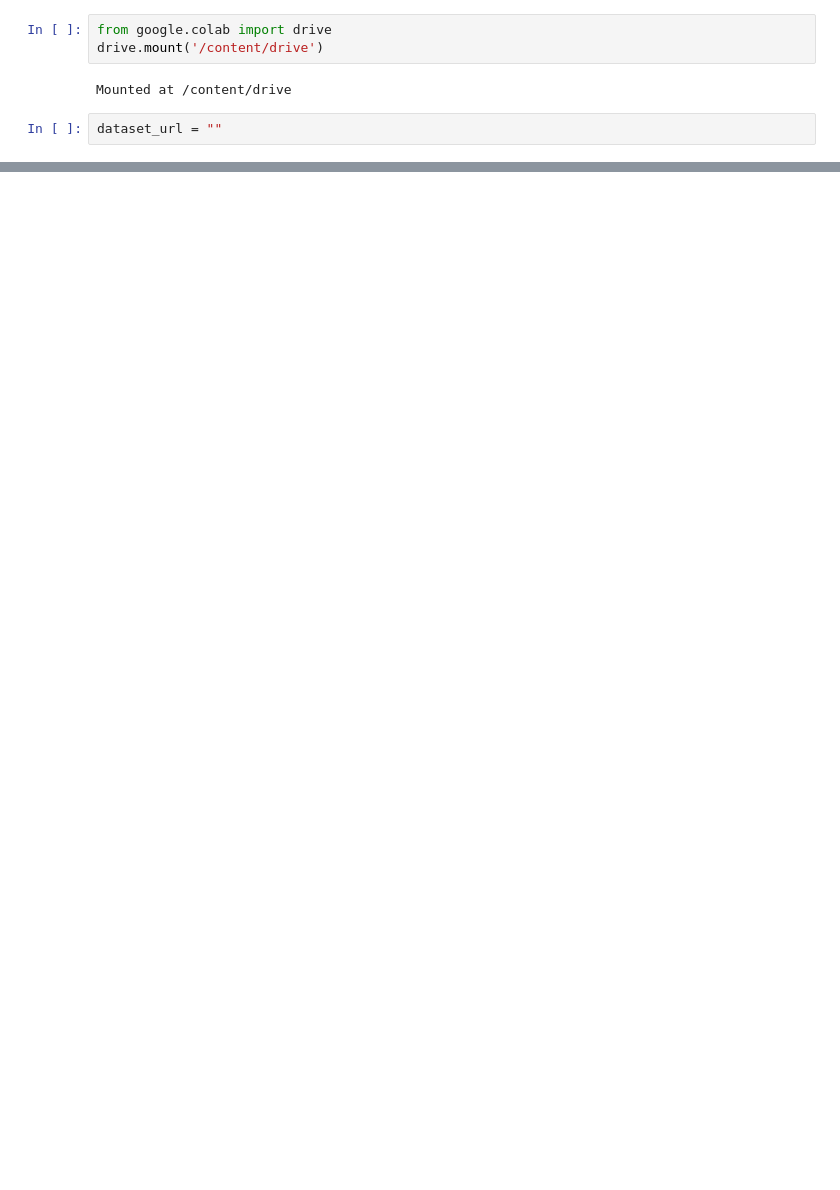
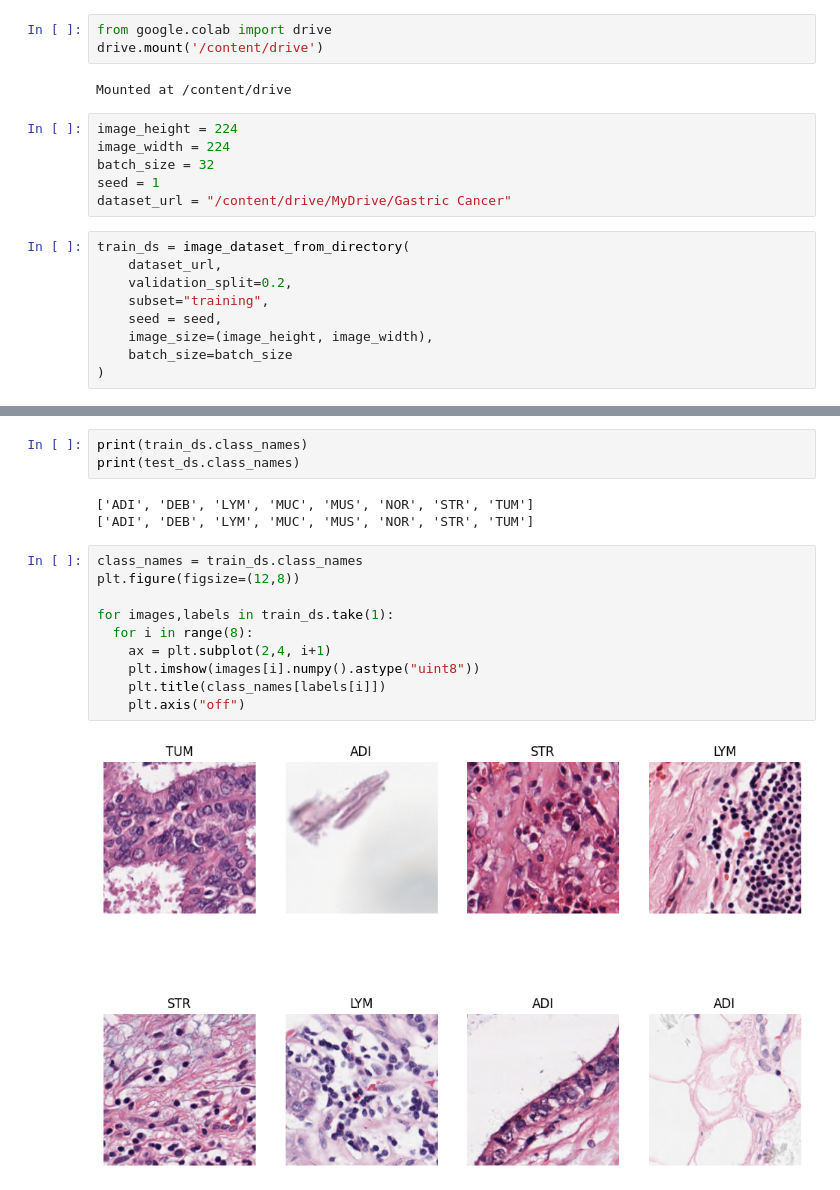
Before and after one commit to dbosmrt/Deep-Learning, a Jupyter notebook: CNN/Gastric_cancer_model.ipynb, the cells around one changed output, grey strips where cells are left out. Cells and saved outputs as stored; diff of their text form; blank space fills up the shorter version.

```diff
--- a/CNN/Gastric_cancer_model.ipynb
+++ b/CNN/Gastric_cancer_model.ipynb
@@ -33,5 +35,18 @@ from google.colab import drive
 drive.mount('/content/drive')
 # %% [output]
 Mounted at /content/drive
+# %%
+image_height = 224
+image_width = 224
+batch_size = 32
+seed = 1
+dataset_url = "/content/drive/MyDrive/Gastric Cancer"
 # %%
-dataset_url = ""
+train_ds = image_dataset_from_directory(
+    dataset_url,
+    validation_split=0.2,
+    subset="training",
+    seed = seed,
+    image_size=(image_height, image_width),
+    batch_size=batch_size
+)
@@ -37,0 +68,18 @@ dataset_url = ""
+# %%
+print(train_ds.class_names)
+print(test_ds.class_names)
+# %% [output]
+['ADI', 'DEB', 'LYM', 'MUC', 'MUS', 'NOR', 'STR', 'TUM']
+['ADI', 'DEB', 'LYM', 'MUC', 'MUS', 'NOR', 'STR', 'TUM']
+# %%
+class_names = train_ds.class_names
+plt.figure(figsize=(12,8))
+
+for images,labels in train_ds.take(1):
+  for i in range(8):
+    ax = plt.subplot(2,4, i+1)
+    plt.imshow(images[i].numpy().astype("uint8"))
+    plt.title(class_names[labels[i]])
+    plt.axis("off")
+# %% [output]
+[figure, added]
```
Also changed, not shown: parts of 7 cells of this notebook.
